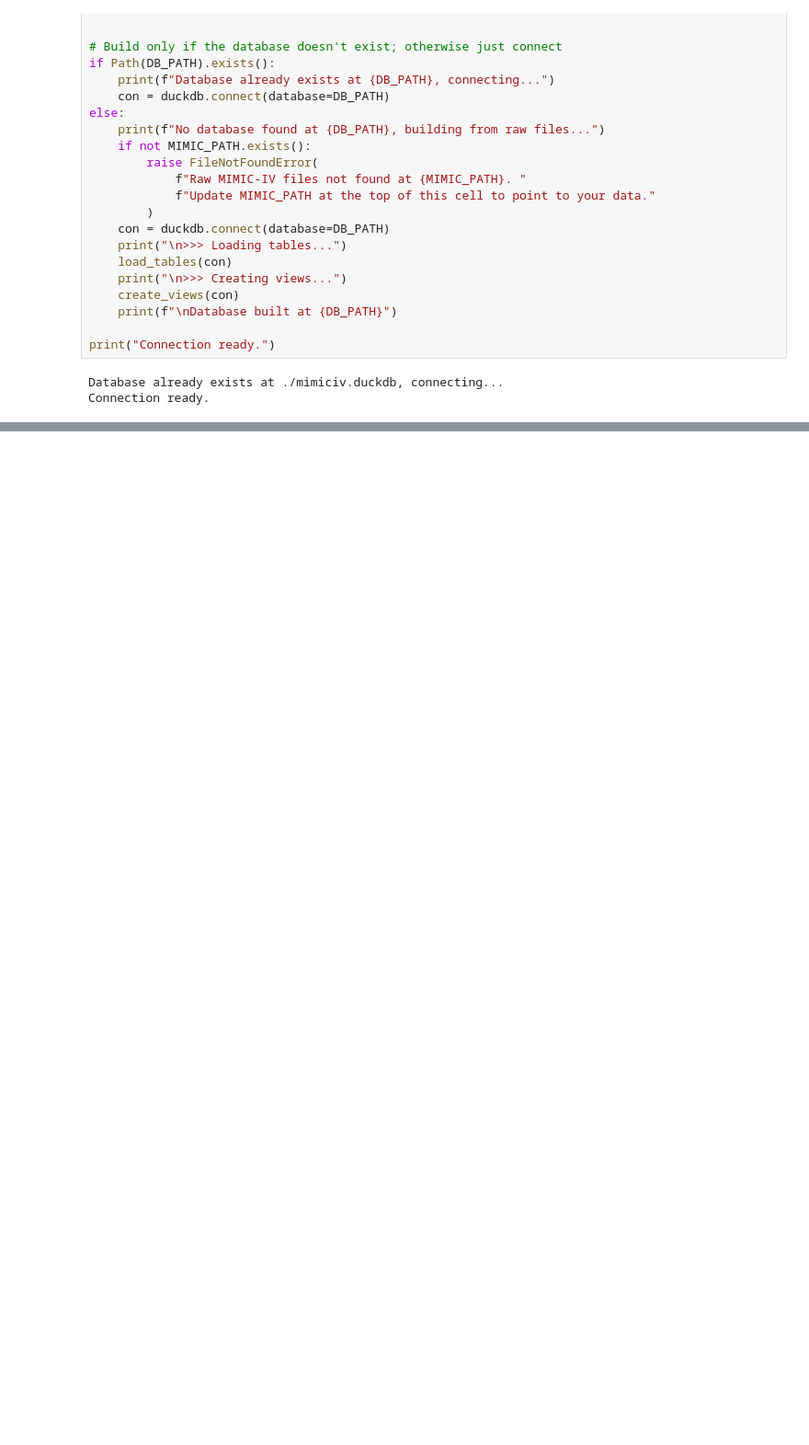
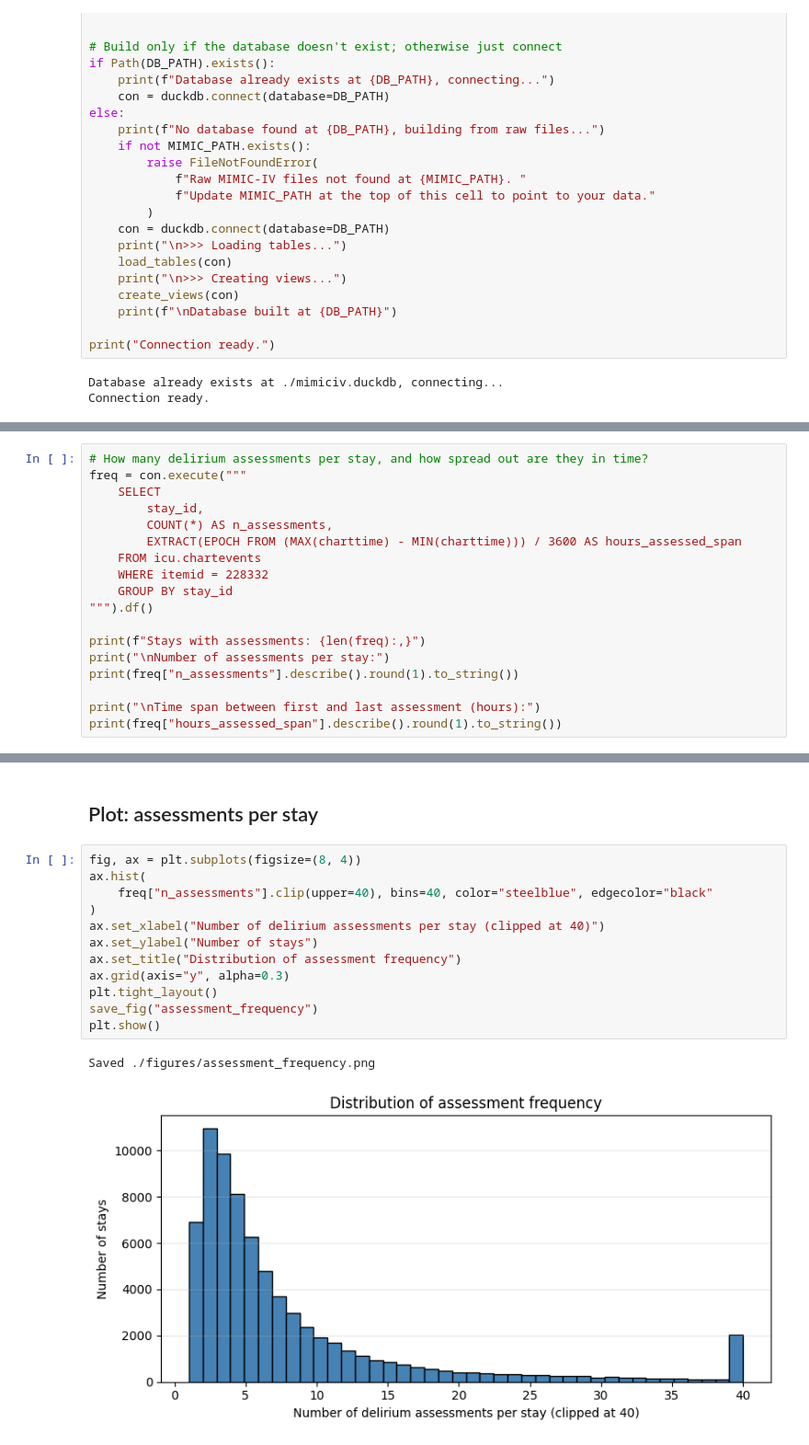
Before and after one commit to Hadyalt/AI_In_Healthcare_Capstone_Project, a Jupyter notebook: main.ipynb, the cells around one changed output, grey strips where cells are left out. Shown at 92% size. Drawn from its saved outputs; the diff is of its cells as text; blank space fills up the shorter version.

```diff
--- a/main.ipynb
+++ b/main.ipynb
@@ -662,0 +576,18 @@ print(sanity.to_string(index=False))
+# %%
+# How many delirium assessments per stay, and how spread out are they in time?
+freq = con.execute("""
+    SELECT
+        stay_id,
+        COUNT(*) AS n_assessments,
+        EXTRACT(EPOCH FROM (MAX(charttime) - MIN(charttime))) / 3600 AS hours_assessed_span
+    FROM icu.chartevents
+    WHERE itemid = 228332
+    GROUP BY stay_id
+""").df()
+
+print(f"Stays with assessments: {len(freq):,}")
+print("\nNumber of assessments per stay:")
+print(freq["n_assessments"].describe().round(1).to_string())
+
+print("\nTime span between first and last assessment (hours):")
+print(freq["hours_assessed_span"].describe().round(1).to_string())
@@ -662,0 +612,17 @@ print(sanity.to_string(index=False))
+# %% [markdown]
+## Plot: assessments per stay
+# %%
+fig, ax = plt.subplots(figsize=(8, 4))
+ax.hist(
+    freq["n_assessments"].clip(upper=40), bins=40, color="steelblue", edgecolor="black"
+)
+ax.set_xlabel("Number of delirium assessments per stay (clipped at 40)")
+ax.set_ylabel("Number of stays")
+ax.set_title("Distribution of assessment frequency")
+ax.grid(axis="y", alpha=0.3)
+plt.tight_layout()
+save_fig("assessment_frequency")
+plt.show()
+# %% [output]
+Saved ./figures/assessment_frequency.png
+[figure, added]
```
Also changed, not shown: parts of 82 cells of this notebook, 6 other files.
